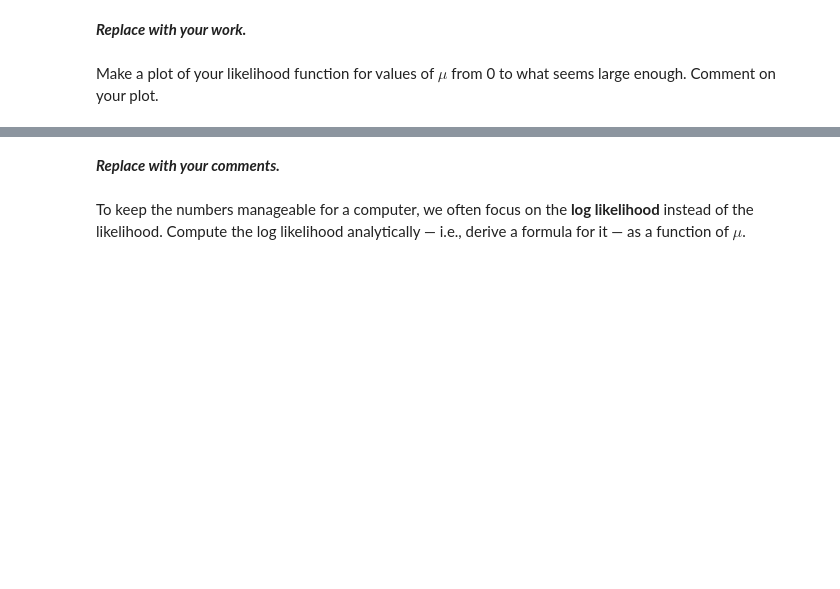
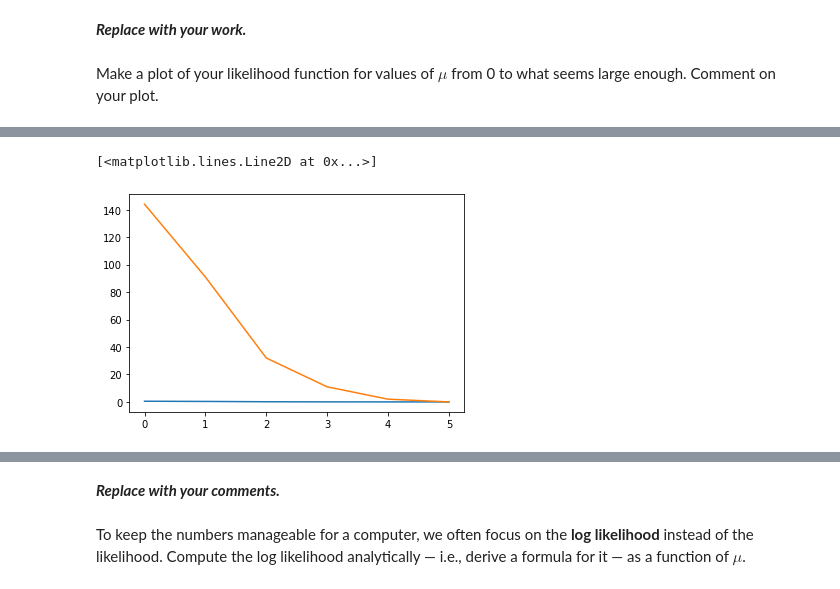
Before and after one commit to HWolf08/biophysics, a Jupyter notebook: week-06/problem-7.3.ipynb, the cells around one changed output, grey strips where cells are left out. Cells and saved outputs as stored; diff of their text form; code cells hidden in the pictures; blank space fills up the shorter version.

```diff
--- a/week-06/problem-7.3.ipynb
+++ b/week-06/problem-7.3.ipynb
@@ -38,0 +47,6 @@ plt.plot(instances)
+# %%
+plt.plot(p_l2)
+plt.plot(instances)
+# %% [output]
+[<matplotlib.lines.Line2D at 0x...>]
+[figure, added]
```
Also changed, not shown: parts of 235 cells of this notebook, 1 other file.
